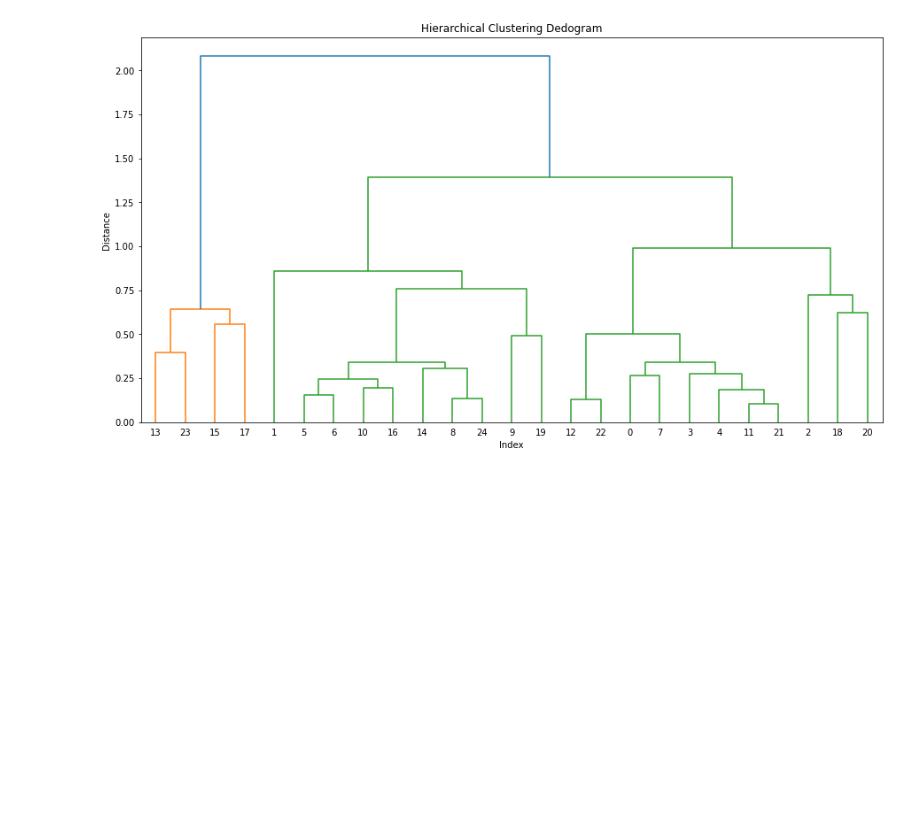
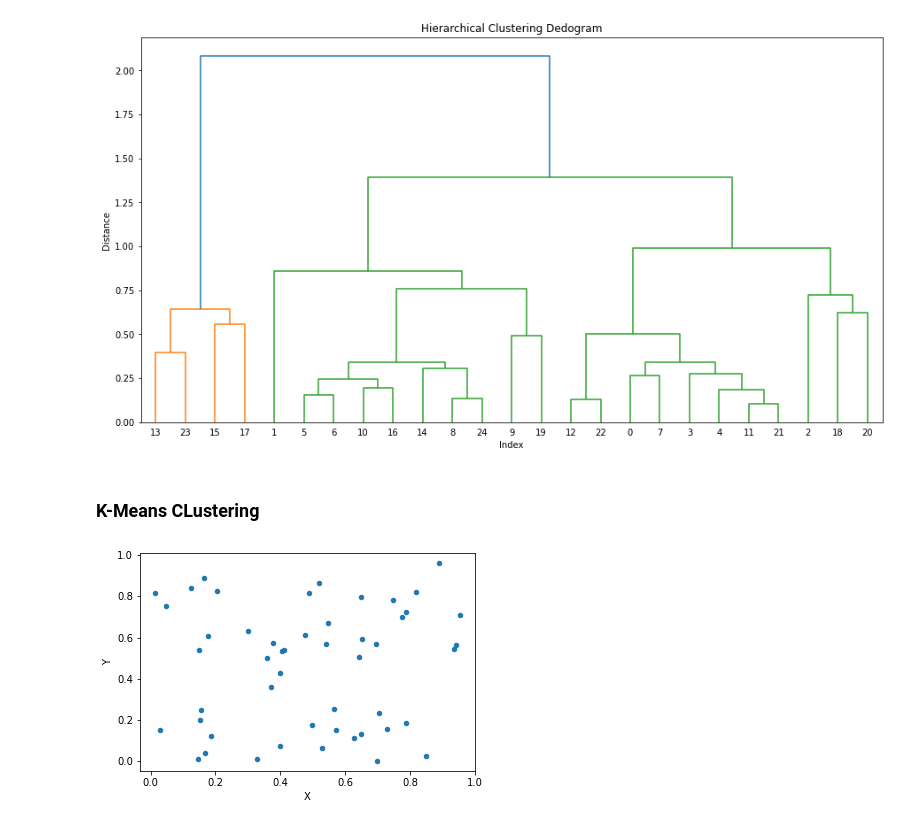
Before and after one commit to jamithireddy/aispry, a Jupyter notebook: aispry.ipynb, the cells around one changed output. Cells and saved outputs as stored; diff of their text form; code cells hidden in the pictures; blank space fills up the shorter version.

Commit message:
Kmeans_Clustering_Python

```diff
--- a/aispry.ipynb
+++ b/aispry.ipynb
@@ -294,3 +294,20 @@ df.head()
 df.iloc[:,2:].groupby(df.clust).mean()
 # Exporting the data to a CSV File
 df.to_csv("University.csv",encoding="utf-8")
+# %% [markdown]
+<h3><b>K-Means CLustering
+# %%
+%matplotlib inline
+import pandas as pd
+import numpy as np
+from sklearn.cluster import KMeans
+X = np.random.uniform(0,1,50) # Creates an array of 50 Uniformly distributed Random values between 0 and 1
+Y = np.random.uniform(0,1,50) # Creates an array of 50 Uniformly distributed Random values between 0 and 1
+df_xy = pd.DataFrame(columns=["X","Y"])
+df_xy.X = X
+df_xy.Y = Y
+# %%
+# Creating a scatter plot using the two variables X and Y
+df_xy.plot(x="X",y="Y",kind="scatter");
+# %% [output]
+[figure, added]
```
Also changed, not shown: parts of 5 cells of this notebook.
